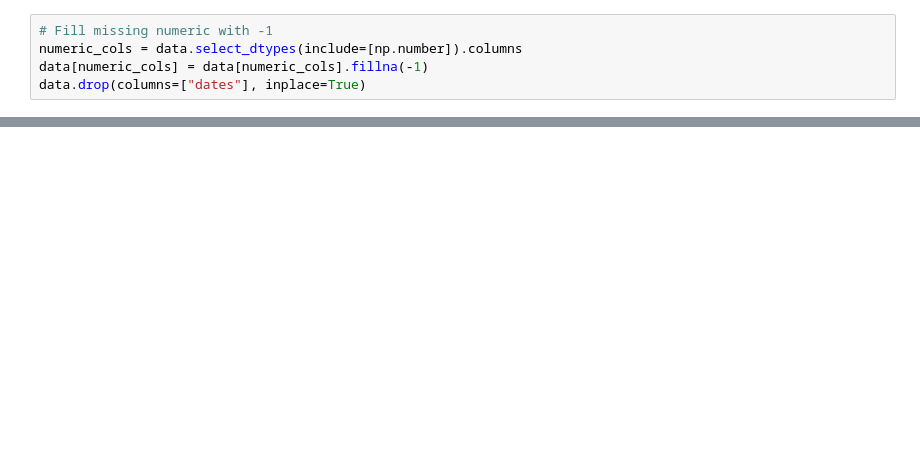
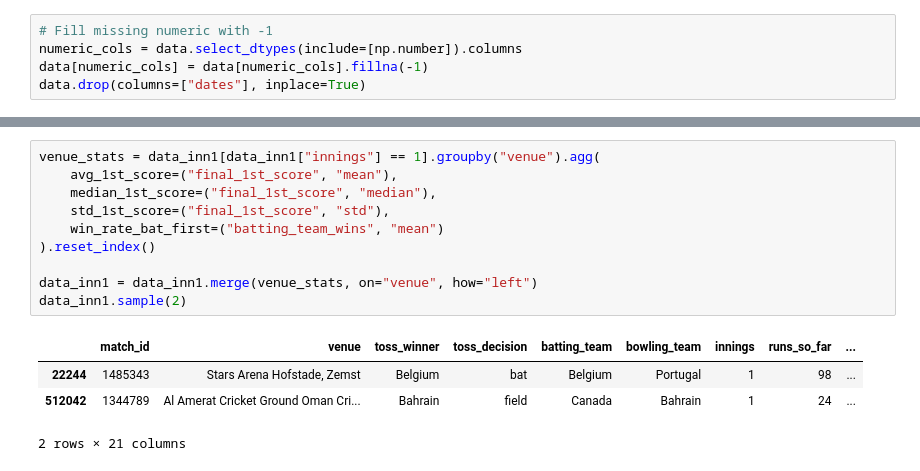
Before and after one commit to SmartyPaants/T20i-Win-Prediction, a Jupyter notebook: training.ipynb, the cells around one changed output, grey strips where cells are left out. Cells and saved outputs as stored; diff of their text form; blank space fills up the shorter version.

```diff
--- a/training.ipynb
+++ b/training.ipynb
@@ -79,0 +53,15 @@ data.sample(5)
+# %%
+venue_stats = data_inn1[data_inn1["innings"] == 1].groupby("venue").agg(
+    avg_1st_score=("final_1st_score", "mean"),
+    median_1st_score=("final_1st_score", "median"),
+    std_1st_score=("final_1st_score", "std"),
+    win_rate_bat_first=("batting_team_wins", "mean")
+).reset_index()
+
+data_inn1 = data_inn1.merge(venue_stats, on="venue", how="left")
+data_inn1.sample(2)
+# %% [output]
+|  | match_id | venue | toss_winner | toss_decision | batting_team | bowling_team | innings | runs_so_far | ... |
+| 22244 | 1485343 | Stars Arena Hofstade, Zemst | Belgium | bat | Belgium | Portugal | 1 | 98 | ... |
+| 512042 | 1344789 | Al Amerat Cricket Ground Oman Cri... | Bahrain | field | Canada | Bahrain | 1 | 24 | ... |
+2 rows × 21 columns
```
Also changed, not shown: parts of 24 cells of this notebook, 5 other files.
